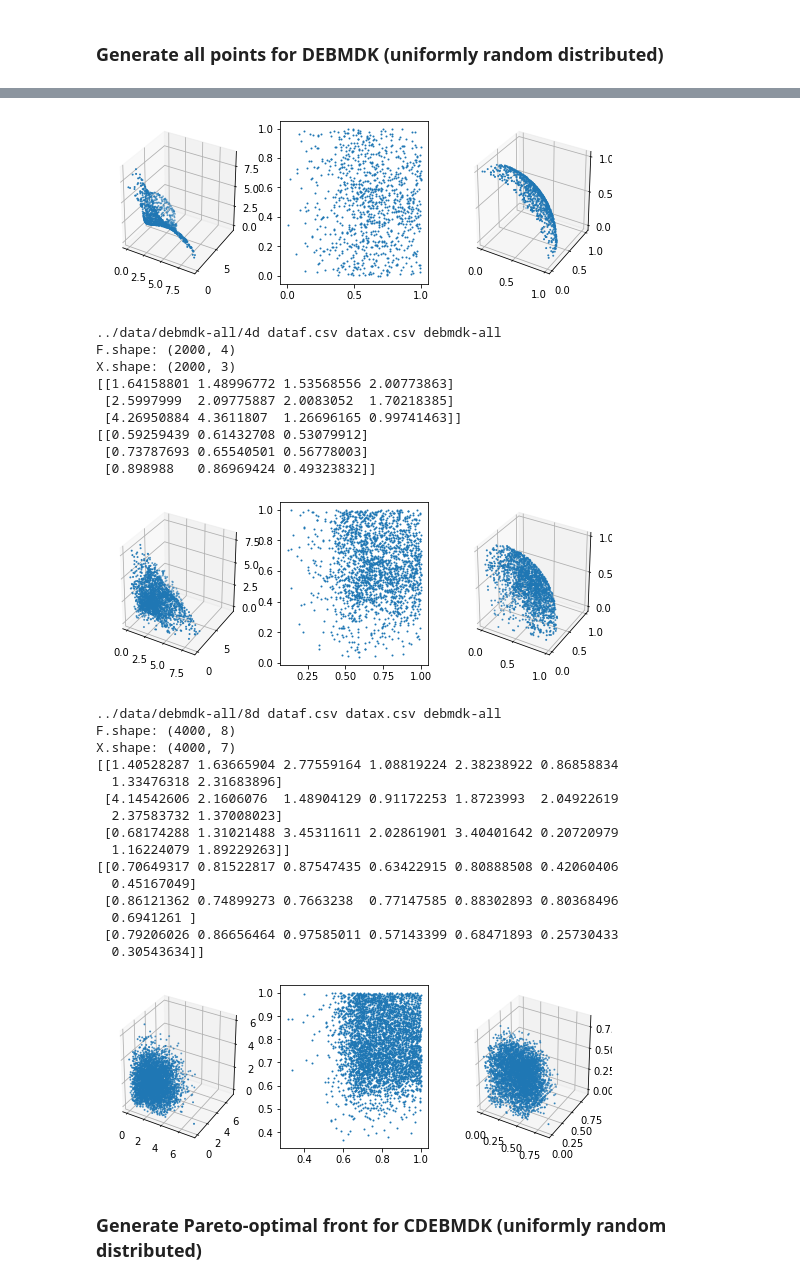
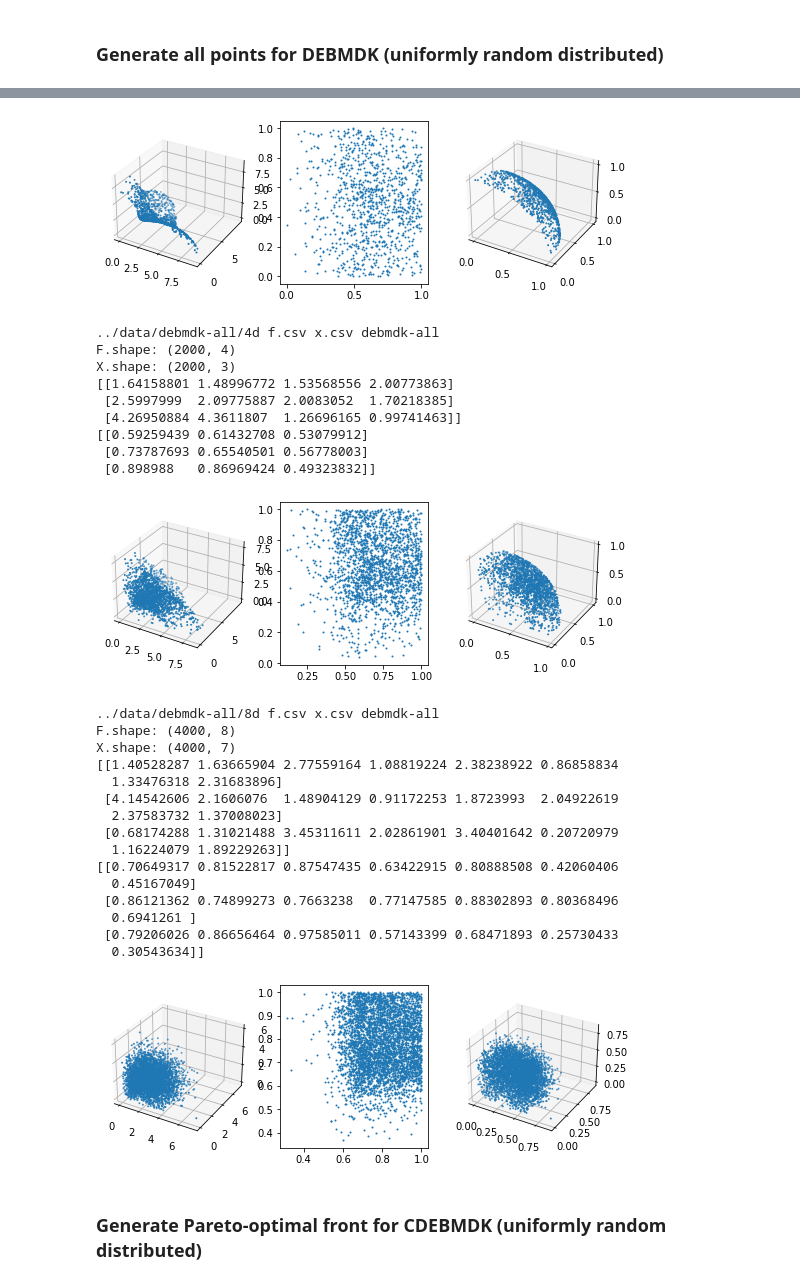
Before and after one commit to chudur-budur/pviz-bench, a Jupyter notebook: notebooks/generators-pf-random.ipynb, the cells around one changed output, grey strips where cells are left out. Saved outputs shown, nothing was run; the diff lists cells and outputs as text; code cells hidden in the pictures.

```diff
--- a/notebooks/generators-pf-random.ipynb
+++ b/notebooks/generators-pf-random.ipynb
@@ -35,18 +35,18 @@ dims = {"2d": 500, "3d": 1000, "4d": 2000, "8d": 4000}
 
 for dim in dims:
     # Open all files
-    fullpathf = "../data/dtlz2/{0:s}/dataf.csv".format(dim)
+    fullpathf = "../data/dtlz2/{0:s}/f.csv".format(dim)
     path, filenamef = os.path.split(fullpathf)
     dirs = path.split('/')
     frontname = dirs[-2]
     os.makedirs(path, exist_ok=True)
-    filenamex = filenamef.split('.')[0][0:-1] + 'x.csv'
+    filenamex = 'x.csv'
     fullpathx = os.path.join(path, filenamex)
     print(path, filenamef, filenamex, frontname)
 
     np.random.seed(123456)
     r, n, m = 1, dims[dim], int(dim[0])
-    F, X = dtlz2.surface(r=r, n=n, m=m, mode='lhcl2') # uniform
+    F, X = dtlz2.surface(r=r, n=n, m=m, mode='lhcl2') # uniform random
     print("F.shape:", F.shape)
     print("X.shape:", X.shape)
 
@@ -151,24 +151,24 @@ X.shape: (4000, 7)
 # %% [markdown]
 ### Generate Pareto-optimal front for DEBMDK (uniformly random distributed)
 # %%
-from vis.generators import debmdk
+from viz.generators import debmdk
 
 dims = {"2d": 1000, "3d": 1500, "4d": 2500, "8d": 4100}
 
 for dim in dims:
     # Open all files
-    fullpathf = "../data/debmdk/{0:s}/dataf.csv".format(dim)
+    fullpathf = "../data/debmdk/{0:s}/f.csv".format(dim)
     path, filenamef = os.path.split(fullpathf)
     dirs = path.split('/')
     frontname = dirs[-2]
     os.makedirs(path, exist_ok=True)
-    filenamex = filenamef.split('.')[0][0:-1] + 'x.csv'
+    filenamex = 'x.csv'
     fullpathx = os.path.join(path, filenamex)
     print(path, filenamef, filenamex, frontname)
 
     np.random.seed(123456)
     r, n, m = 1, dims[dim], int(dim[0])
-    F, X = debmdk.surface(r=r, n=n, m=m, mode='lhcl2') # uniform
+    F, X = debmdk.surface(r=r, n=n, m=m, mode='lhcl2') # uniform random
     print("F.shape:", F.shape)
     print("X.shape:", X.shape)
 
@@ -273,32 +273,26 @@ X.shape: (4077, 7)
 # %% [markdown]
 ### Generate all points for DEBMDK (uniformly random distributed)
 # %%
-from vis.generators import debmdk
+from viz.generators import debmdk
 
 dims = {"2d": 500, "3d": 1000, "4d": 2000, "8d": 4000}
 
 for dim in dims:
     # Open all files
-    fullpathf = "../data/debmdk-all/{0:s}/dataf.csv".format(dim)
+    fullpathf = "../data/debmdk-all/{0:s}/f.csv".format(dim)
     path, filenamef = os.path.split(fullpathf)
     dirs = path.split('/')
     frontname = dirs[-2]
     os.makedirs(path, exist_ok=True)
-    filenamex = filenamef.split('.')[0][0:-1] + 'x.csv'
+    filenamex = 'x.csv'
     fullpathx = os.path.join(path, filenamex)
     print(path, filenamef, filenamex, frontname)
 
     np.random.seed(123456)
     r, n, m = 1, dims[dim], int(dim[0])
-    F, X = debmdk.surface(r=r, n=n, m=m, mode='lhcl2') # uniform
+    F, X = debmdk.surface(r=r, n=n, m=m, mode='lhcl2') # uniform random
     print("F.shape:", F.shape)
     print("X.shape:", X.shape)
-
-#     Ip = tr.pfindices(F)
-#     F = F[Ip]
-#     X = X[Ip]
-#     print("F.shape:", F.shape)
-#     print("X.shape:", X.shape)
 
     print(F[0:3,:])
     print(X[0:3,:])
@@ -352,38 +346,38 @@ X.shape: (500, 1)
 F.shape: (1000, 3)
 X.shape: (1000, 2)
 [[3.25648426 4.62051403 1.06139207]
  [1.02656726 1.12587421 4.42597672]
  [3.69362588 0.79291684 3.76088978]]
 [[0.88184095 0.39084148]
  [0.21106469 0.47064916]
  [0.50142597 0.86537891]]
-[figure, old version]
+[figure, new version]
-../data/debmdk-all/4d dataf.csv datax.csv debmdk-all
+../data/debmdk-all/4d f.csv x.csv debmdk-all
 F.shape: (2000, 4)
 X.shape: (2000, 3)
 [[1.64158801 1.48996772 1.53568556 2.00773863]
  [2.5997999  2.09775887 2.0083052  1.70218385]
  [4.26950884 4.3611807  1.26696165 0.99741463]]
 [[0.59259439 0.61432708 0.53079912]
  [0.73787693 0.65540501 0.56778003]
  [0.898988   0.86969424 0.49323832]]
-[figure, old version]
+[figure, new version]
-../data/debmdk-all/8d dataf.csv datax.csv debmdk-all
+../data/debmdk-all/8d f.csv x.csv debmdk-all
 F.shape: (4000, 8)
 X.shape: (4000, 7)
 [[1.40528287 1.63665904 2.77559164 1.08819224 2.38238922 0.86858834
   1.33476318 2.31683896]
  [4.14542606 2.1606076  1.48904129 0.91172253 1.8723993  2.04922619
   2.37583732 1.37008023]
  [0.68174288 1.31021488 3.45311611 2.02861901 3.40401642 0.20720979
   1.16224079 1.89229263]]
 [[0.70649317 0.81522817 0.87547435 0.63422915 0.80888508 0.42060406
   0.45167049]
  [0.86121362 0.74899273 0.7663238  0.77147585 0.88302893 0.80368496
   0.6941261 ]
  [0.79206026 0.86656464 0.97585011 0.57143399 0.68471893 0.25730433
   0.30543634]]
-[figure, old version]
+[figure, new version]
 # %% [markdown]
 ### Generate Pareto-optimal front for CDEBMDK (uniformly random distributed)
 # %%
```
Also changed, not shown: parts of 8 cells of this notebook, 2 other files.
